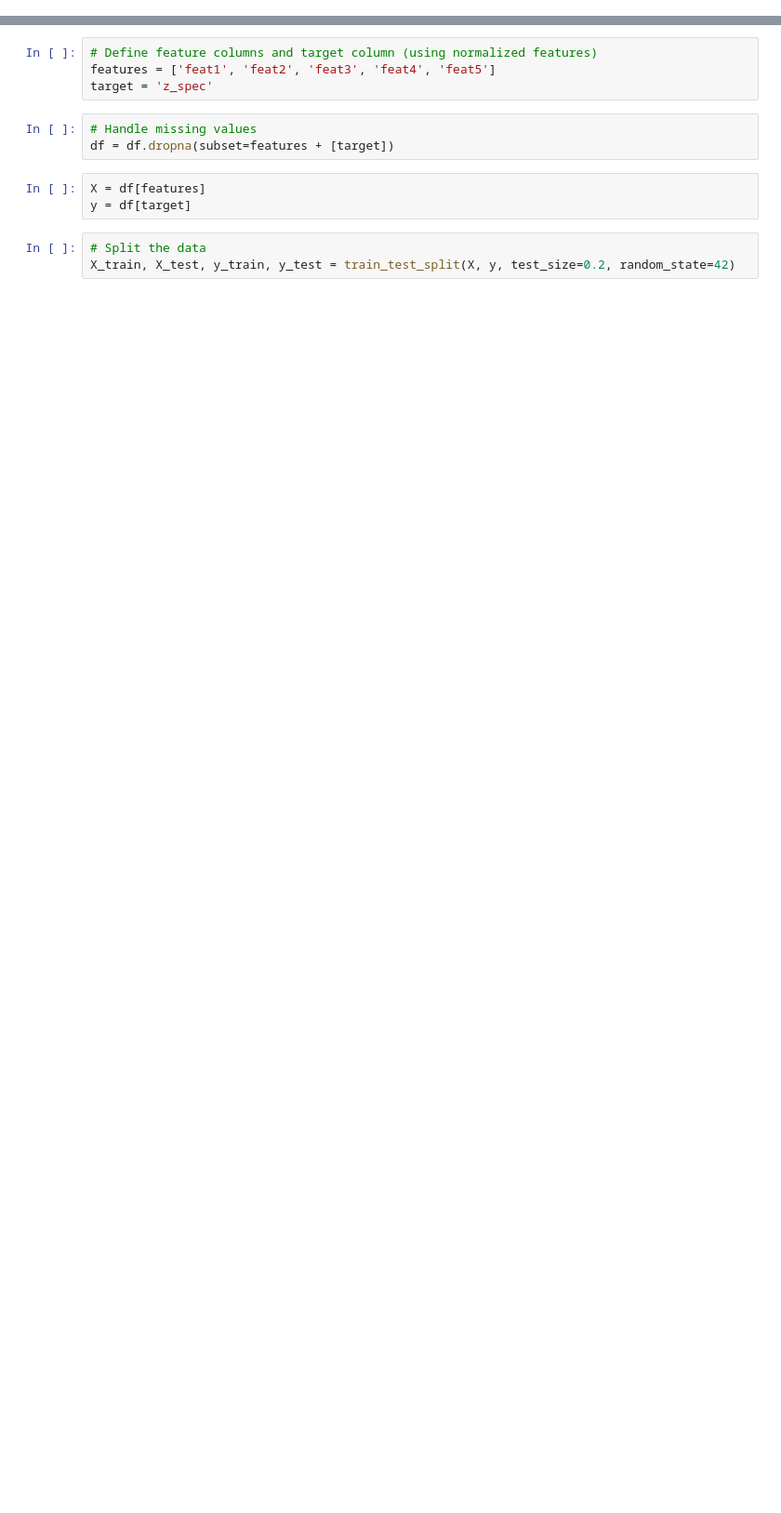
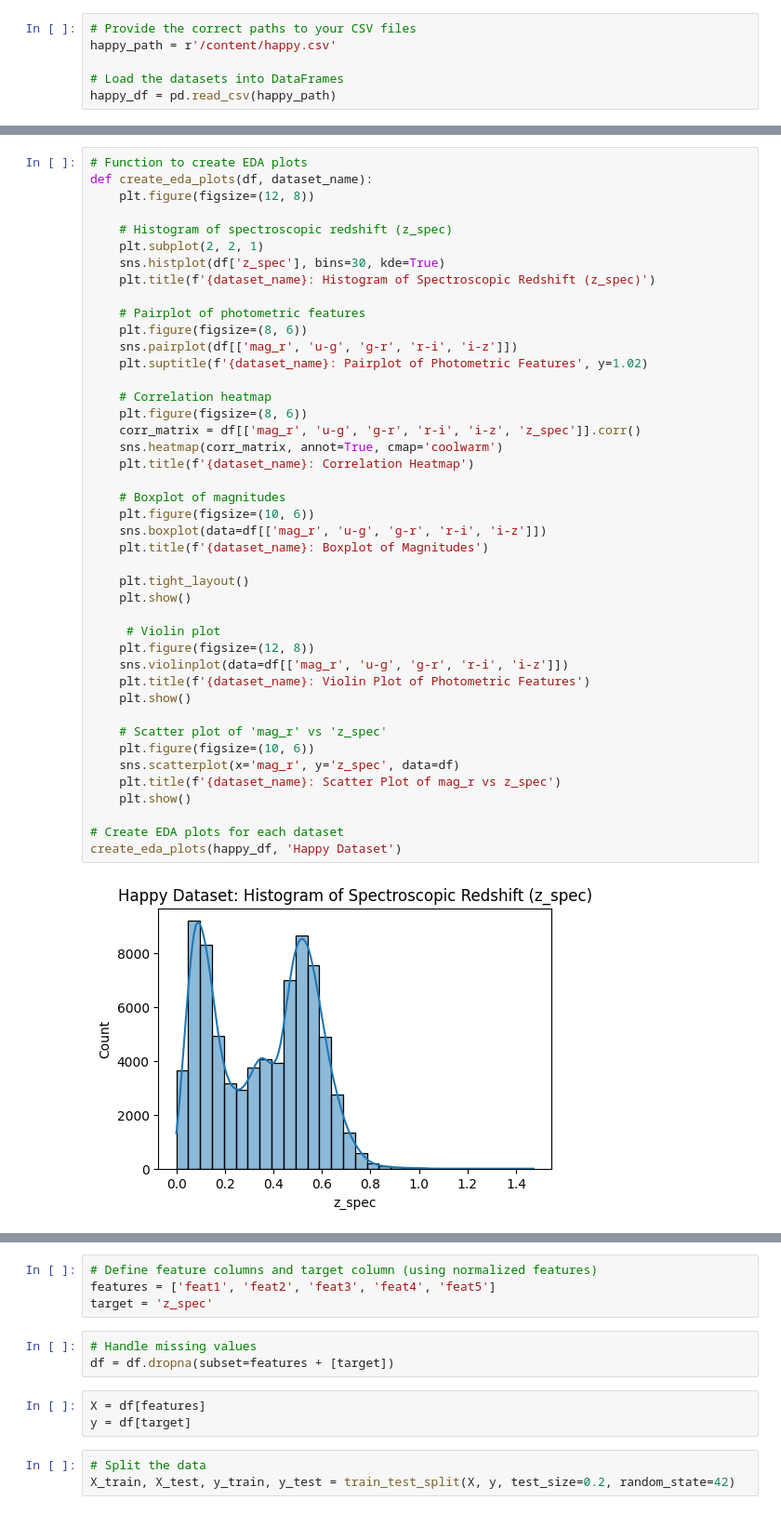
Before and after one commit to saidakhursheed/Estimating-Galaxy-Distances, a Jupyter notebook: happycode.ipynb, the cells around one changed output, grey strips where cells are left out. Shown at 93% size. Cells and saved outputs as stored; diff of their text form; blank space fills up the shorter version.

```diff
--- a/happycode.ipynb
+++ b/happycode.ipynb
@@ -27,0 +30,6 @@ import optuna
+# %%
+# Provide the correct paths to your CSV files
+happy_path = r'/content/happy.csv'
+
+# Load the datasets into DataFrames
+happy_df = pd.read_csv(happy_path)
@@ -27,0 +38,45 @@ import optuna
+# %%
+# Function to create EDA plots
+def create_eda_plots(df, dataset_name):
+    plt.figure(figsize=(12, 8))
+
+    # Histogram of spectroscopic redshift (z_spec)
+    plt.subplot(2, 2, 1)
+    sns.histplot(df['z_spec'], bins=30, kde=True)
+    plt.title(f'{dataset_name}: Histogram of Spectroscopic Redshift (z_spec)')
+
+    # Pairplot of photometric features
+    plt.figure(figsize=(8, 6))
+    sns.pairplot(df[['mag_r', 'u-g', 'g-r', 'r-i', 'i-z']])
+    plt.suptitle(f'{dataset_name}: Pairplot of Photometric Features', y=1.02)
+
+    # Correlation heatmap
+    plt.figure(figsize=(8, 6))
+    corr_matrix = df[['mag_r', 'u-g', 'g-r', 'r-i', 'i-z', 'z_spec']].corr()
+    sns.heatmap(corr_matrix, annot=True, cmap='coolwarm')
+    plt.title(f'{dataset_name}: Correlation Heatmap')
+
+    # Boxplot of magnitudes
+    plt.figure(figsize=(10, 6))
+    sns.boxplot(data=df[['mag_r', 'u-g', 'g-r', 'r-i', 'i-z']])
+    plt.title(f'{dataset_name}: Boxplot of Magnitudes')
+
+    plt.tight_layout()
+    plt.show()
+
+     # Violin plot
+    plt.figure(figsize=(12, 8))
+    sns.violinplot(data=df[['mag_r', 'u-g', 'g-r', 'r-i', 'i-z']])
+    plt.title(f'{dataset_name}: Violin Plot of Photometric Features')
+    plt.show()
+
+    # Scatter plot of 'mag_r' vs 'z_spec'
+    plt.figure(figsize=(10, 6))
+    sns.scatterplot(x='mag_r', y='z_spec', data=df)
+    plt.title(f'{dataset_name}: Scatter Plot of mag_r vs z_spec')
+    plt.show()
+
+# Create EDA plots for each dataset
+create_eda_plots(happy_df, 'Happy Dataset')
+# %% [output]
+[figure, added]
```
Also changed, not shown: parts of 13 cells of this notebook.
